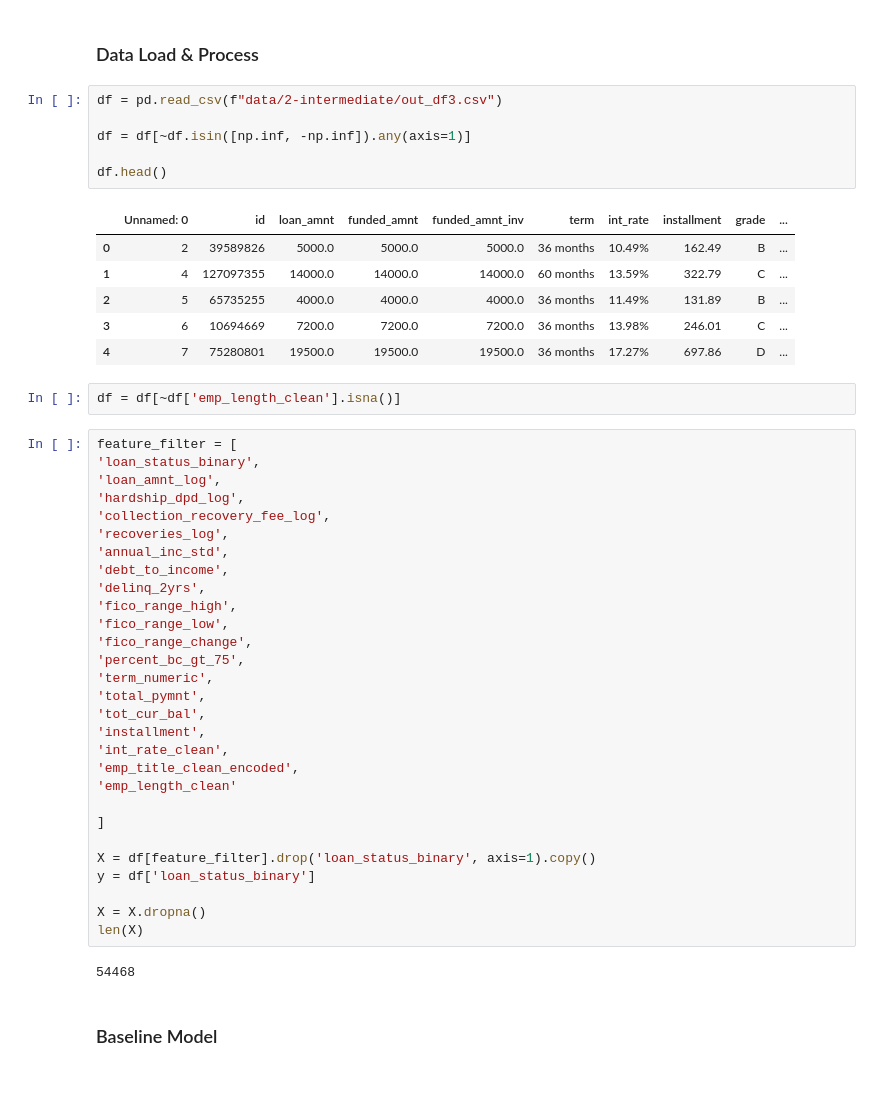
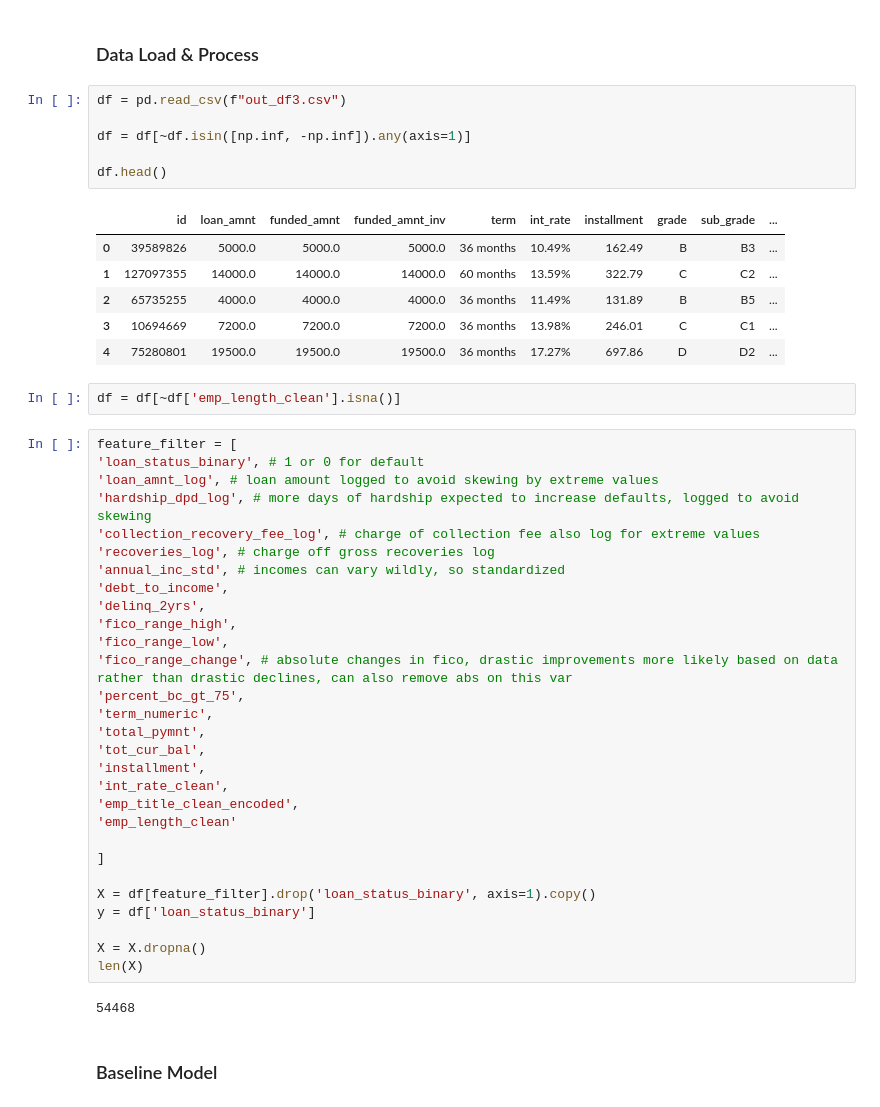
Before and after one commit to Add-dayy/EVLTR_Capstone_Proj, a Jupyter notebook: Capstone_App/app-v1/notebooks/Capstone Project - Lending Club_Modelling.ipynb, the cells around one changed output. Cells and saved outputs as stored; diff of their text form.

```diff
--- a/Capstone_App/app-v1/notebooks/Capstone Project - Lending Club_Modelling.ipynb
+++ b/Capstone_App/app-v1/notebooks/Capstone Project - Lending Club_Modelling.ipynb
@@ -15,33 +15,33 @@ pd.option_context('mode.use_inf_as_na', True)
 # %% [markdown]
 ### Data Load & Process
 # %%
-df = pd.read_csv(f"data/2-intermediate/out_df3.csv")
+df = pd.read_csv(f"out_df3.csv")
 
 df = df[~df.isin([np.inf, -np.inf]).any(axis=1)]
 
 df.head()
 # %% [output]
-|  | Unnamed: 0 | id | loan_amnt | funded_amnt | funded_amnt_inv | term | int_rate | installment | grade | ... |
-| 0 | 2 | 39589826 | 5000.0 | 5000.0 | 5000.0 | 36 months | 10.49% | 162.49 | B | ... |
-| 1 | 4 | 127097355 | 14000.0 | 14000.0 | 14000.0 | 60 months | 13.59% | 322.79 | C | ... |
-| 2 | 5 | 65735255 | 4000.0 | 4000.0 | 4000.0 | 36 months | 11.49% | 131.89 | B | ... |
-| 3 | 6 | 10694669 | 7200.0 | 7200.0 | 7200.0 | 36 months | 13.98% | 246.01 | C | ... |
-| 4 | 7 | 75280801 | 19500.0 | 19500.0 | 19500.0 | 36 months | 17.27% | 697.86 | D | ... |
+|  | id | loan_amnt | funded_amnt | funded_amnt_inv | term | int_rate | installment | grade | sub_grade | ... |
+| 0 | 39589826 | 5000.0 | 5000.0 | 5000.0 | 36 months | 10.49% | 162.49 | B | B3 | ... |
+| 1 | 127097355 | 14000.0 | 14000.0 | 14000.0 | 60 months | 13.59% | 322.79 | C | C2 | ... |
+| 2 | 65735255 | 4000.0 | 4000.0 | 4000.0 | 36 months | 11.49% | 131.89 | B | B5 | ... |
+| 3 | 10694669 | 7200.0 | 7200.0 | 7200.0 | 36 months | 13.98% | 246.01 | C | C1 | ... |
+| 4 | 75280801 | 19500.0 | 19500.0 | 19500.0 | 36 months | 17.27% | 697.86 | D | D2 | ... |
 # %%
 df = df[~df['emp_length_clean'].isna()]
 # %%
 feature_filter = [
-'loan_status_binary',
-'loan_amnt_log',
-'hardship_dpd_log',
-'collection_recovery_fee_log',
-'recoveries_log',
-'annual_inc_std',
+'loan_status_binary', # 1 or 0 for default
+'loan_amnt_log', # loan amount logged to avoid skewing by extreme values
+'hardship_dpd_log', # more days of hardship expected to increase defaults, logged to avoid skewing
+'collection_recovery_fee_log', # charge of collection fee also log for extreme values
+'recoveries_log', # charge off gross recoveries log
+'annual_inc_std', # incomes can vary wildly, so standardized
 'debt_to_income',
 'delinq_2yrs',
 'fico_range_high',
 'fico_range_low',
-'fico_range_change',
+'fico_range_change', # absolute changes in fico, drastic improvements more likely based on data rather than drastic declines, can also remove abs on this var
 'percent_bc_gt_75',
 'term_numeric',
 'total_pymnt',
```
Also changed, not shown: parts of 7 cells of this notebook, 5 other files.
